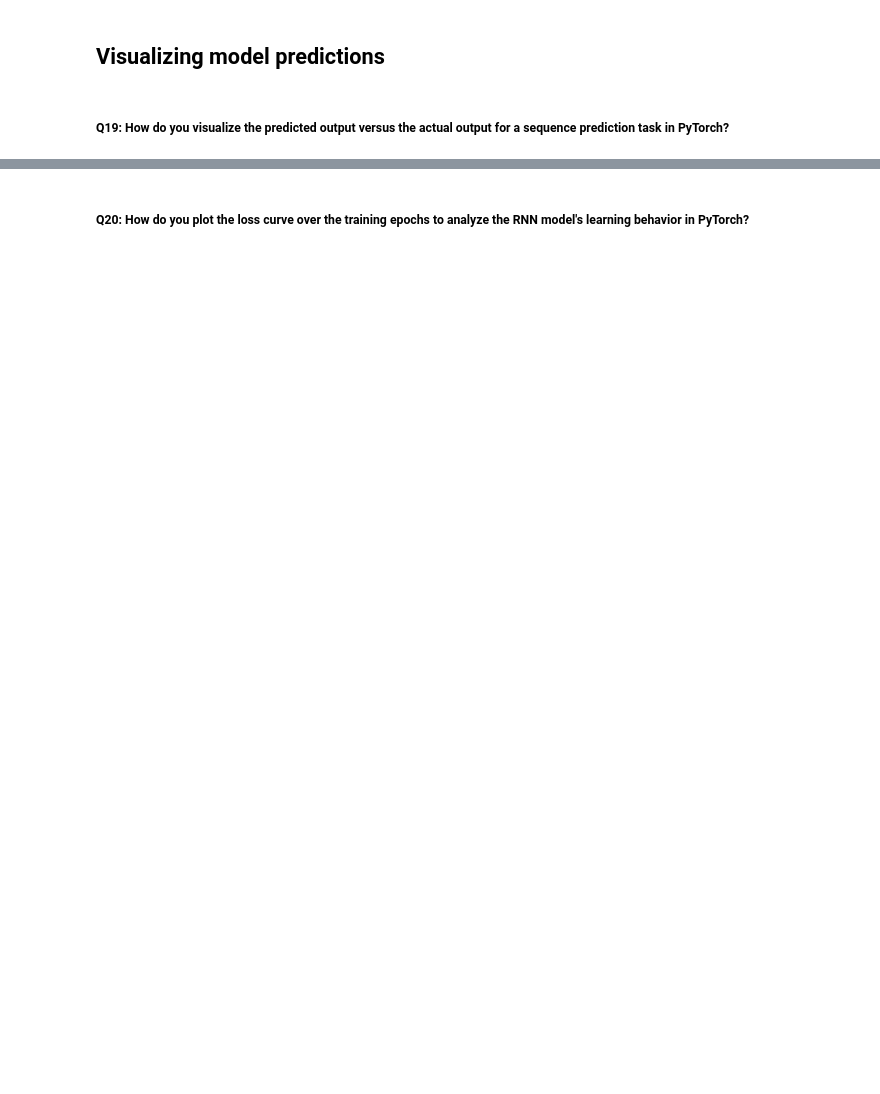
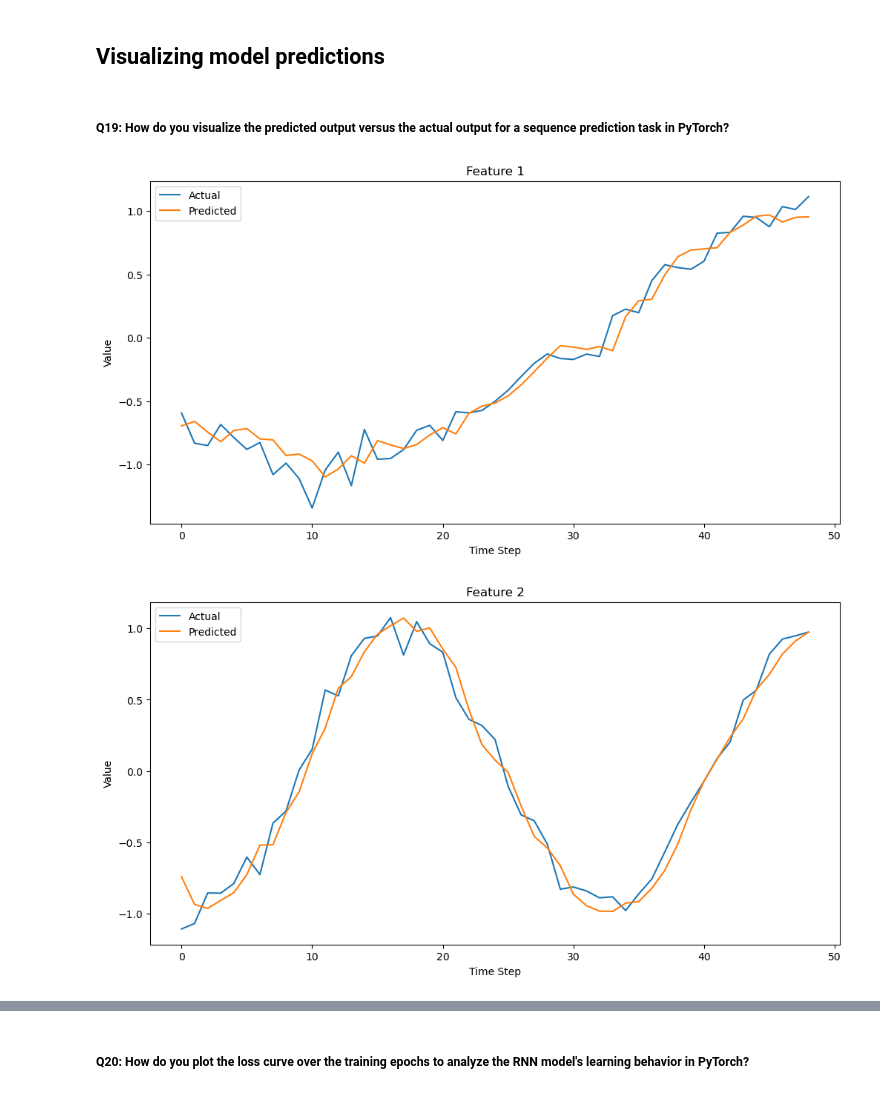
Before and after one commit to fellmir/pyTorchBasis, a Jupyter notebook: 01-intermediate-projects/09_rnn_basics.ipynb, the cells around one changed output, grey strips where cells are left out. Saved outputs shown, nothing was run; the diff lists cells and outputs as text; code cells hidden in the pictures; blank space fills up the shorter version.

```diff
--- a/01-intermediate-projects/09_rnn_basics.ipynb
+++ b/01-intermediate-projects/09_rnn_basics.ipynb
@@ -207,0 +528,6 @@ GRUs are a simpler alternative to LSTMs, combining the forget and input gates in
+# %%
+# Initialize the model architecture first
+model = SimpleRNN(input_size=num_features, hidden_size=32, num_layers=2).to(device)
+
+# Load the saved state dictionary
+model.load_state_dict(torch.load('rnn_model_state_dict.pth'))
@@ -209,3 +544,36 @@ GRUs are a simpler alternative to LSTMs, combining the forget and input gates in
 ## Visualizing model predictions
 # %% [markdown]
 ##### **Q19: How do you visualize the predicted output versus the actual output for a sequence prediction task in PyTorch?**
+# %%
+# Select the first batch from the test DataLoader
+test_iterator = iter(test_dataloader)
+x_sample, y_sample = next(test_iterator)
+# %%
+# Select the first sequence in the batch
+x_sequence = x_sample[0].unsqueeze(0).to(device)  # Shape: (1, sequence_length - 1, num_features)
+y_sequence = y_sample[0].unsqueeze(0).to(device)
+# %%
+with torch.no_grad():
+    batch_size = x_sequence.size(0)
+    hidden = init_hidden(batch_size)
+
+    output, hidden = model(x_sequence, hidden)
+
+    predicted_sequence = output.cpu().numpy()
+    actual_sequence = y_sequence.cpu().numpy()
+# %%
+time_steps = range(predicted_sequence.shape[1])  # Sequence length
+
+# Plot each feature
+for feature_idx in range(num_features):
+    plt.figure(figsize=(12, 6))
+    plt.plot(time_steps, actual_sequence[0, :, feature_idx], label='Actual')
+    plt.plot(time_steps, predicted_sequence[0, :, feature_idx], label='Predicted')
+    plt.title(f'Feature {feature_idx + 1}')
+    plt.xlabel('Time Step')
+    plt.ylabel('Value')
+    plt.legend()
+    plt.show()
+# %% [output]
+[figure, added]
+[figure, added]
```
Also changed, not shown: parts of 38 cells of this notebook.
